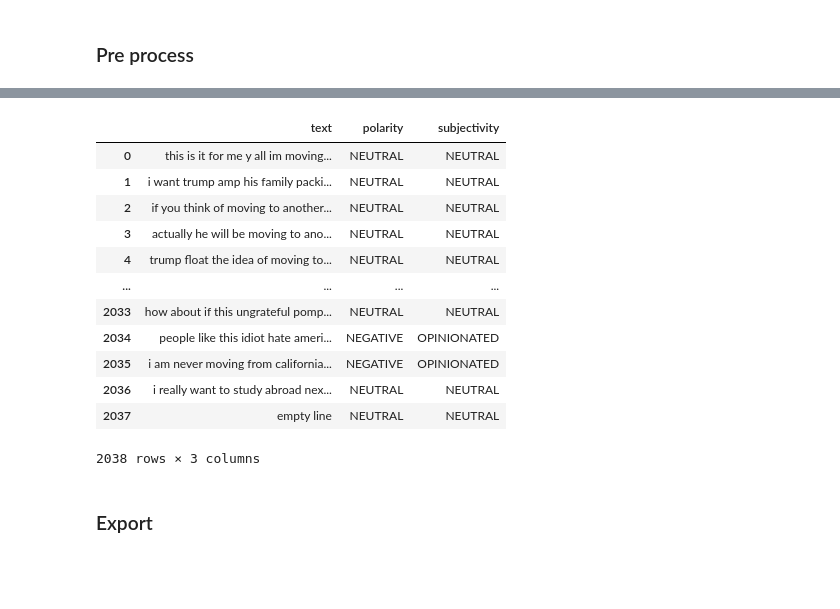
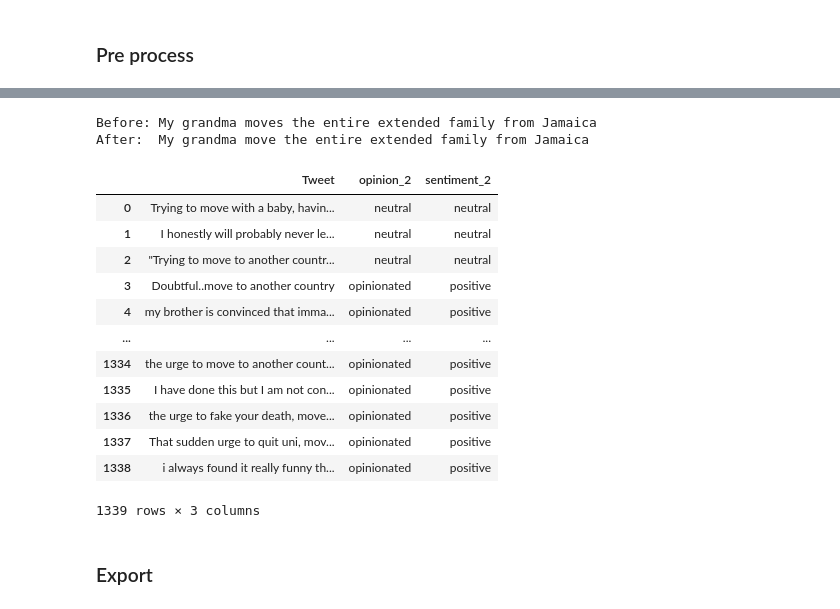
Before and after one commit to md-zaki/CZ4034_IR_Group_Project, a Jupyter notebook: data_cleaning/preprocess.ipynb, the cells around one changed output, grey strips where cells are left out. Drawn from its saved outputs; the diff is of its cells as text; code cells hidden in the pictures; blank space fills up the shorter version.

```diff
--- a/data_cleaning/preprocess.ipynb
+++ b/data_cleaning/preprocess.ipynb
@@ -63,0 +45,3 @@ mr
+# %%
+mr = mr[['Tweet', 'opinion_2','sentiment_2'] ]
+mr = mr.dropna()
@@ -195,7 +224,7 @@ def remove_contractions(text):
     reformed = " ".join(CONTRACTION_MAP[word] if word in CONTRACTION_MAP else word for word in words)
     return reformed
 
-mr['text'] = mr['text'].apply(lambda x: remove_contractions(x))
+mr['Tweet'] = mr['Tweet'].apply(lambda x: remove_contractions(x))
 
 mr
 # %% [output]
@@ -221,12 +256,6 @@ text_cleaning_re = "@\S+|https?:\S+|http?:\S|[^A-Za-z0-9]+"
 def preprocess(text, stem=False):
   text = re.sub(text_cleaning_re, ' ', str(text).lower()).strip()
   tokens = []
-  for token in text.split():
-    # if token not in stop_words:
-    #   if stem:
-    #     tokens.append(stemmer.stem(token))
-    #   else:
-    #     tokens.append(token)
 
     tokens.append(token)
   return " ".join(tokens)
@@ -233,5 +268,5 @@ def preprocess(text, stem=False):
 # %%
-mr.text = mr.text.apply(lambda x: preprocess(x))
+mr.text = mr.Tweet.apply(lambda x: preprocess(x))
 # %%
 mr
 # %% [output]
@@ -259,23 +294,29 @@ def lemmatizer(text):
         lem_word = wordnet_lemmatizer.lemmatize(word)
         tokens.append(lem_word)
     return " ".join(tokens)
+# %%
+print("Before: My grandma moves the entire extended family from Jamaica")
+print("After: ", lemmatizer("My grandma moves the entire extended family from Jamaica"))
+# %% [output]
+Before: My grandma moves the entire extended family from Jamaica
+After:  My grandma move the entire extended family from Jamaica
 # %%
-mr['text'] = mr['text'].apply(lambda x:lemmatizer(x))
+mr['Tweet'] = mr['Tweet'].apply(lambda x:lemmatizer(x))
 mr
 # %% [output]
-|  | text | polarity | subjectivity |
-| 0 | this is it for me y all im moving... | NEUTRAL | NEUTRAL |
-| 1 | i want trump amp his family packi... | NEUTRAL | NEUTRAL |
-| 2 | if you think of moving to another... | NEUTRAL | NEUTRAL |
-| 3 | actually he will be moving to ano... | NEUTRAL | NEUTRAL |
-| 4 | trump float the idea of moving to... | NEUTRAL | NEUTRAL |
+|  | Tweet | opinion_2 | sentiment_2 |
+| 0 | Trying to move with a baby, havin... | neutral | neutral |
+| 1 | I honestly will probably never le... | neutral | neutral |
+| 2 | "Trying to move to another countr... | neutral | neutral |
+| 3 | Doubtful..move to another country | opinionated | positive |
+| 4 | my brother is convinced that imma... | opinionated | positive |
 | ... | ... | ... | ... |
-| 2033 | how about if this ungrateful pomp... | NEUTRAL | NEUTRAL |
-| 2034 | people like this idiot hate ameri... | NEGATIVE | OPINIONATED |
-| 2035 | i am never moving from california... | NEGATIVE | OPINIONATED |
-| 2036 | i really want to study abroad nex... | NEUTRAL | NEUTRAL |
-| 2037 | empty line | NEUTRAL | NEUTRAL |
+| 1334 | the urge to move to another count... | opinionated | positive |
+| 1335 | I have done this but I am not con... | opinionated | positive |
+| 1336 | the urge to fake your death, move... | opinionated | positive |
+| 1337 | That sudden urge to quit uni, mov... | opinionated | positive |
+| 1338 | i always found it really funny th... | opinionated | positive |
-2038 rows × 3 columns
+1339 rows × 3 columns
 # %% [markdown]
 ### Export
 # %%
```
Also changed, not shown: parts of 15 cells of this notebook, 9 other files.
